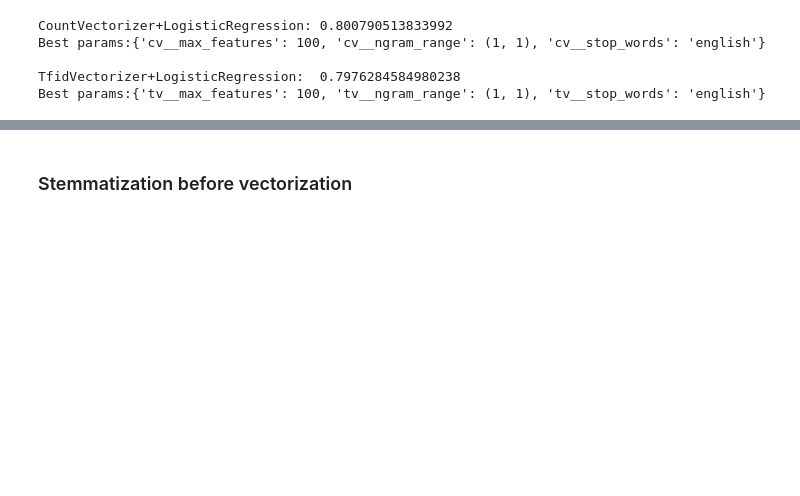
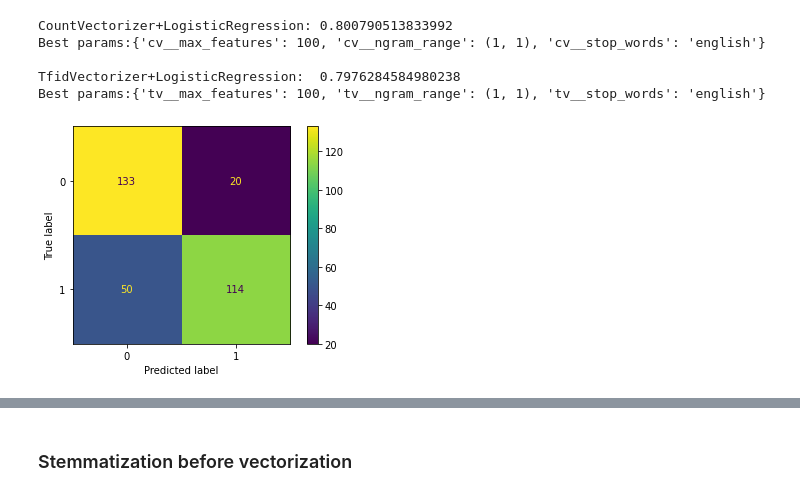
Before and after one commit to niphonch/project3_NLP_subreddit, a Jupyter notebook: NLP frequent word removal.ipynb, the cells around one changed output, grey strips where cells are left out. Cells and saved outputs as stored; diff of their text form; code cells hidden in the pictures; blank space fills up the shorter version.

```diff
--- a/NLP frequent word removal.ipynb
+++ b/NLP frequent word removal.ipynb
@@ -445,0 +397,3 @@ X_train, X_test, y_train, y_test = train_test_split(X, y, test_size=0.2,
+# %%
+X_train = X_train.str.lower().apply(lambda x: " ".join(x for x in x.split() if x not in freq1))
+X_train
@@ -445,0 +413,3 @@ X_train, X_test, y_train, y_test = train_test_split(X, y, test_size=0.2,
+# %%
+X_train = X_train.str.lower().apply(lambda x: " ".join(x for x in x.split() if x not in freq2))
+X_train
@@ -476,3 +459,9 @@ Best params:{'cv__max_features': 100, 'cv__ngram_range': (1, 1), 'cv__stop_words
 
 TfidVectorizer+LogisticRegression:  0.7976284584980238
 Best params:{'tv__max_features': 100, 'tv__ngram_range': (1, 1), 'tv__stop_words': 'english'}
+# %%
+y_preds_grid1 = grid1.predict(X_test)
+cm_grid1 = confusion_matrix(y_test, y_preds_grid1)
+ConfusionMatrixDisplay(confusion_matrix=cm_grid1).plot();
+# %% [output]
+[figure, added]
```
Also changed, not shown: parts of 62 cells of this notebook.
